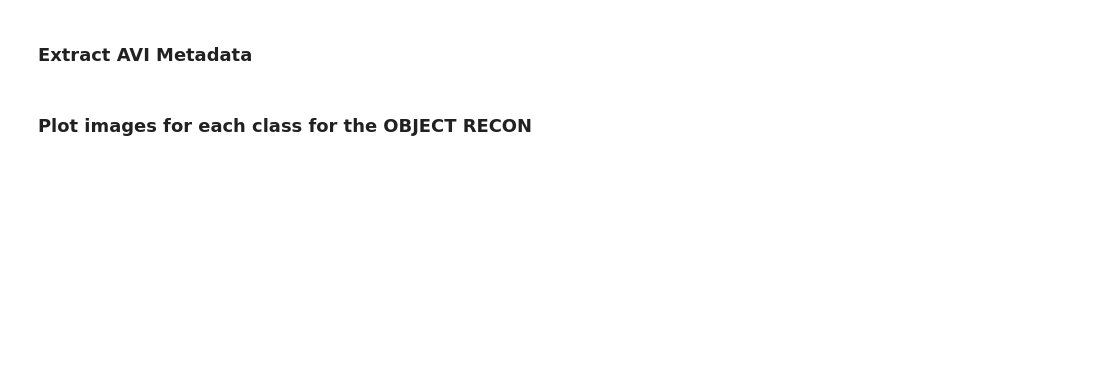
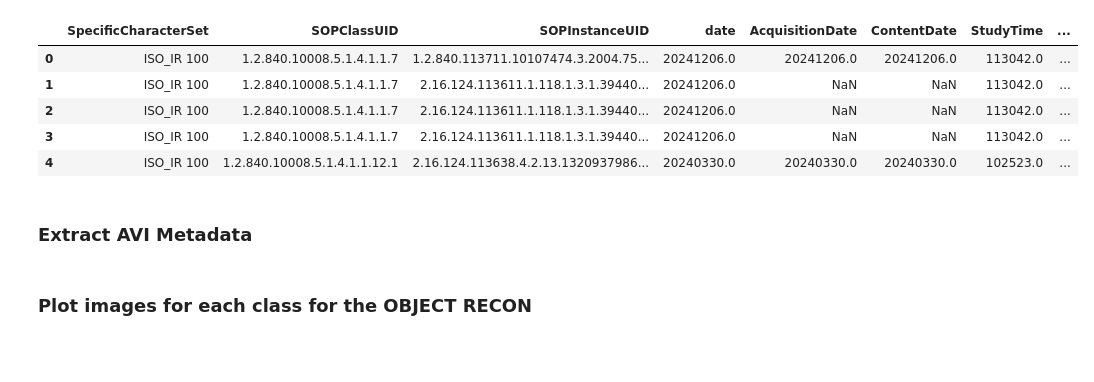
Before and after one commit to HeartWise-AI/DicomVideoProcessing, a Jupyter notebook: 1_ConcatExtractions_GetVideos.ipynb, the cells around one changed output. Drawn from its saved outputs; the diff is of its cells as text; code cells hidden in the pictures; blank space fills up the shorter version.

```diff
--- a/1_ConcatExtractions_GetVideos.ipynb
+++ b/1_ConcatExtractions_GetVideos.ipynb
@@ -28,6 +28,16 @@ def df_stats(df):
     )
     print(tabulate(df_stat_val, headers="keys", tablefmt="psql"))
     return df.head()
+# %%
+df_metadata = pd.read_csv("metadata/2024_XA_dcm_paths.csv_metadata_extracted.csv")
+display(df_metadata.head())
+# %% [output]
+|  | SpecificCharacterSet | SOPClassUID | SOPInstanceUID | date | AcquisitionDate | ContentDate | StudyTime | ... |
+| 0 | ISO_IR 100 | 1.2.840.10008.5.1.4.1.1.7 | 1.2.840.113711.10107474.3.2004.75... | 20241206.0 | 20241206.0 | 20241206.0 | 113042.0 | ... |
+| 1 | ISO_IR 100 | 1.2.840.10008.5.1.4.1.1.7 | 2.16.124.113611.1.118.1.3.1.39440... | 20241206.0 | NaN | NaN | 113042.0 | ... |
+| 2 | ISO_IR 100 | 1.2.840.10008.5.1.4.1.1.7 | 2.16.124.113611.1.118.1.3.1.39440... | 20241206.0 | NaN | NaN | 113042.0 | ... |
+| 3 | ISO_IR 100 | 1.2.840.10008.5.1.4.1.1.7 | 2.16.124.113611.1.118.1.3.1.39440... | 20241206.0 | NaN | NaN | 113042.0 | ... |
+| 4 | ISO_IR 100 | 1.2.840.10008.5.1.4.1.1.12.1 | 2.16.124.113638.4.2.13.1320937986... | 20240330.0 | 20240330.0 | 20240330.0 | 102523.0 | ... |
 # %%
 import os
 
```
Also changed, not shown: 1 other file.
